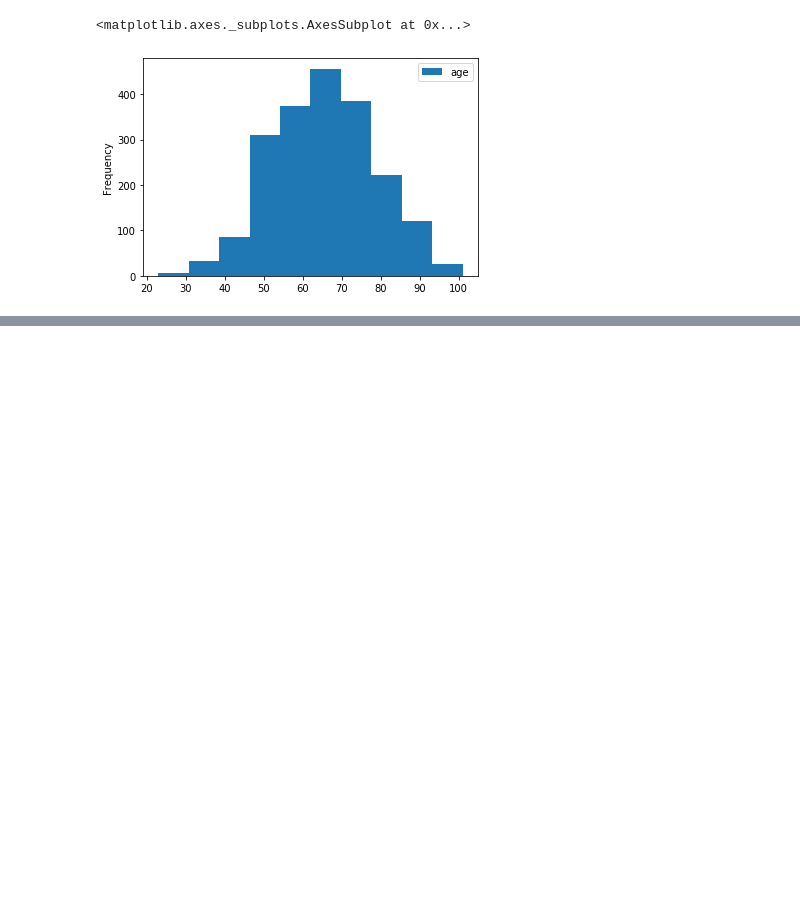
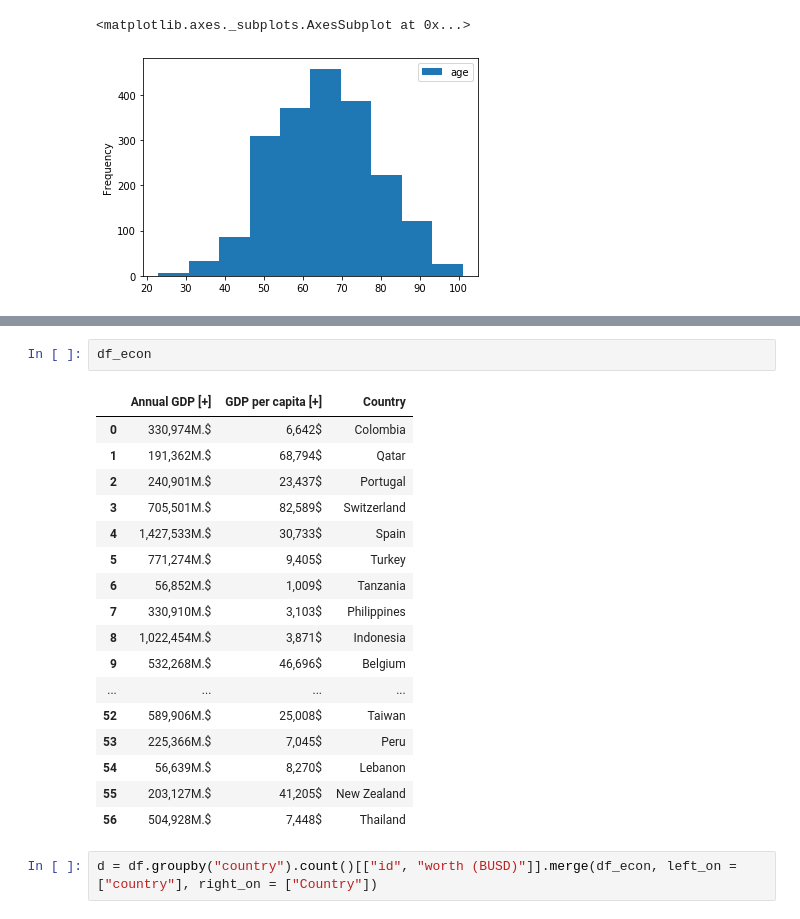
Before and after one commit to yaakx/Ironhack-Module-1-Project---Julen, a Jupyter notebook: notebooks/Notebook4.ipynb, the cells around one changed output, grey strips where cells are left out. Drawn from its saved outputs; the diff is of its cells as text; blank space fills up the shorter version.

```diff
--- a/notebooks/Notebook4.ipynb
+++ b/notebooks/Notebook4.ipynb
@@ -43,0 +54,22 @@ df.groupby("area").count().id.plot.bar()
+# %%
+df_econ
+# %% [output]
+|  | Annual GDP [+] | GDP per capita [+] | Country |
+| 0 | 330,974M.$ | 6,642$ | Colombia |
+| 1 | 191,362M.$ | 68,794$ | Qatar |
+| 2 | 240,901M.$ | 23,437$ | Portugal |
+| 3 | 705,501M.$ | 82,589$ | Switzerland |
+| 4 | 1,427,533M.$ | 30,733$ | Spain |
+| 5 | 771,274M.$ | 9,405$ | Turkey |
+| 6 | 56,852M.$ | 1,009$ | Tanzania |
+| 7 | 330,910M.$ | 3,103$ | Philippines |
+| 8 | 1,022,454M.$ | 3,871$ | Indonesia |
+| 9 | 532,268M.$ | 46,696$ | Belgium |
+| ... | ... | ... | ... |
+| 52 | 589,906M.$ | 25,008$ | Taiwan |
+| 53 | 225,366M.$ | 7,045$ | Peru |
+| 54 | 56,639M.$ | 8,270$ | Lebanon |
+| 55 | 203,127M.$ | 41,205$ | New Zealand |
+| 56 | 504,928M.$ | 7,448$ | Thailand |
+# %%
+d = df.groupby("country").count()[["id", "worth (BUSD)"]].merge(df_econ, left_on = ["country"], right_on = ["Country"])
```
Also changed, not shown: parts of 8 cells of this notebook, 6 other files.
